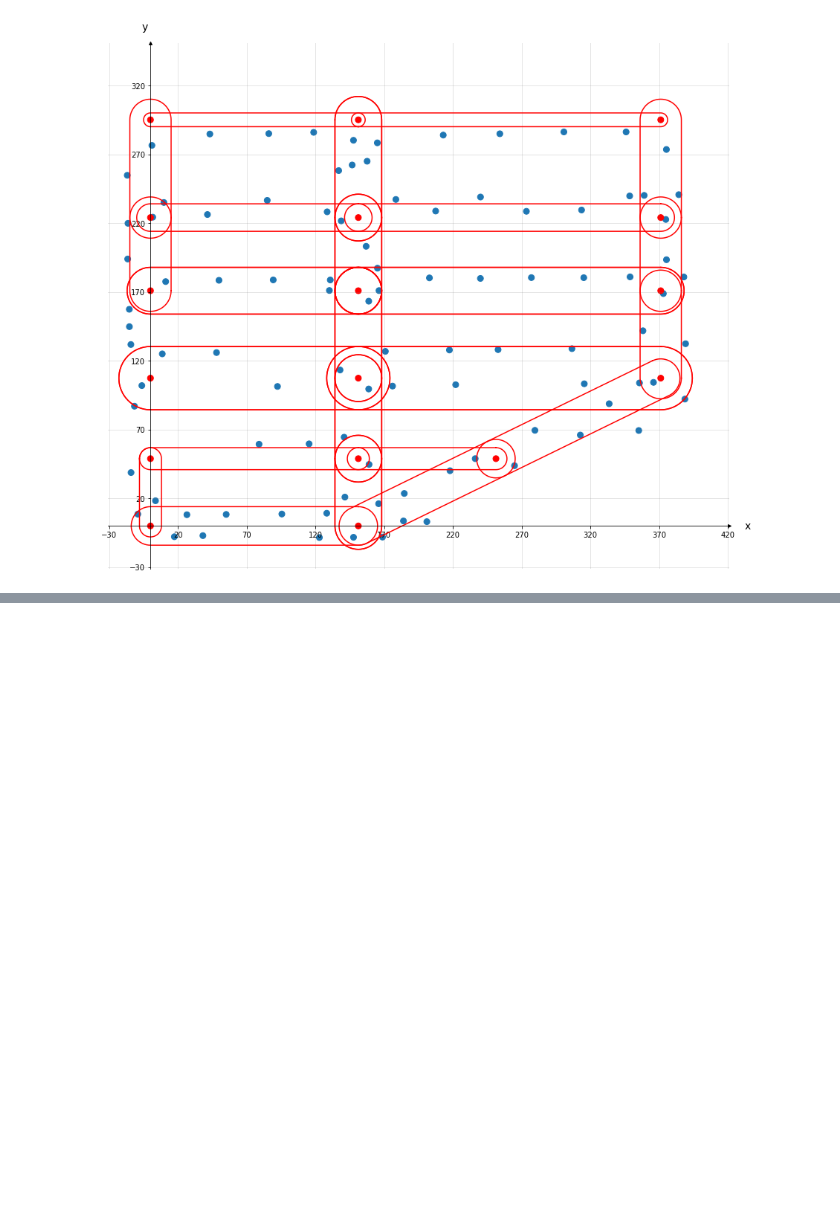
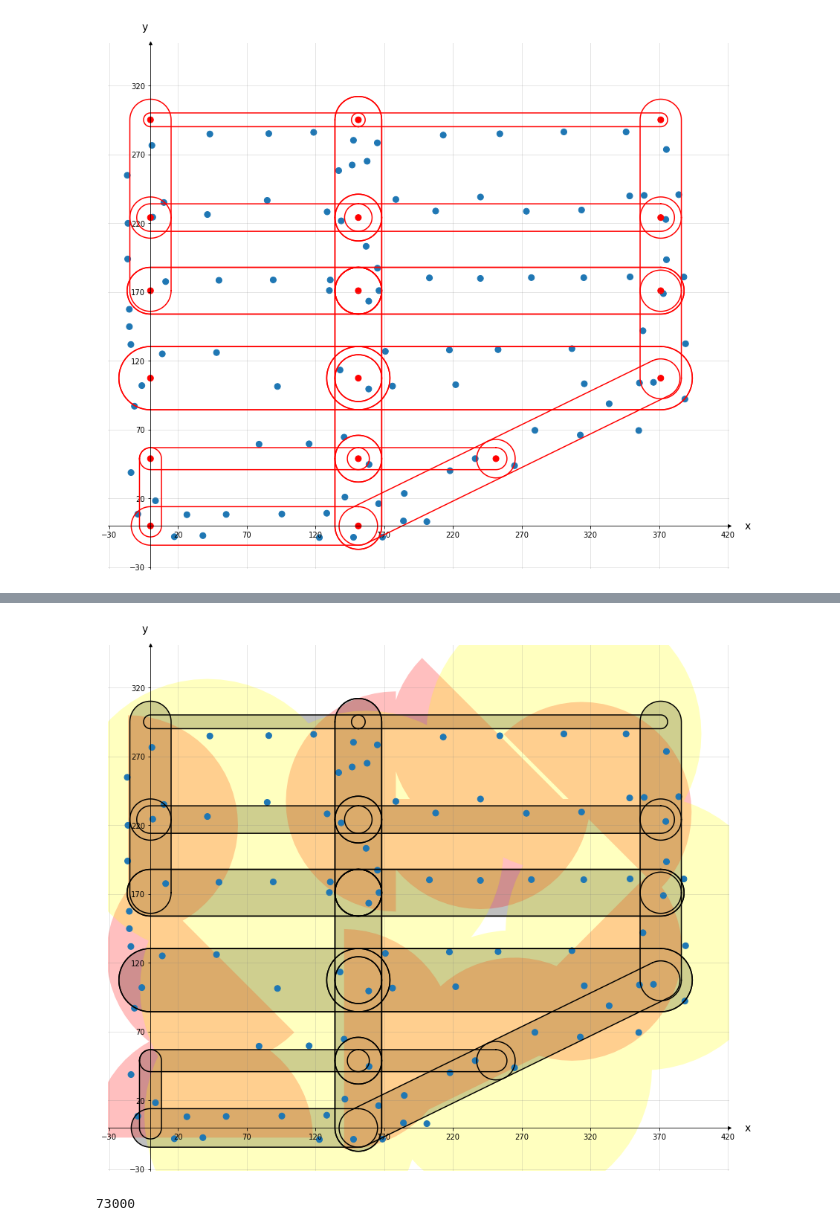
Before and after one commit to stOOrz-Science-Mind/IMMC_2022_GC_Autumn, a Jupyter notebook: Programming/data.ipynb, the cells around one changed output, grey strips where cells are left out. Cells and saved outputs as stored; diff of their text form; code cells hidden in the pictures; blank space fills up the shorter version.

```diff
--- a/Programming/data.ipynb
+++ b/Programming/data.ipynb
@@ -657,0 +482,19 @@ s
+# %%
+lidars = [Point(i, j) for i, j in zip(xLidar, yLidar)]
+wifis = [Point(i, j) for i, j in zip(xWifi, yWifi)]
+
+multiWifi = MultiPoint(wifis)
+multiWifiArea = multiWifi.buffer(100)
+
+multiLidarArea = None
+# %%
+for i in range(0, lidarNum):
+    tmp_rect = Polygon([(xLidar[i] - 80, yLidar[i]), (xLidar[i] - 80, yLidar[i] - 80), (xLidar[i] + 80, yLidar[i] - 80), (xLidar[i] + 80, yLidar[i])])
+    circle = lidars[i].buffer(80)
+    semicircle = circle.difference(tmp_rect)
+    finalsemicircle = affinity.rotate(semicircle, dirLidar[i], origin = lidars[i])
+
+    if i == 0:
+        multiLidarArea = finalsemicircle
+    else:
+        multiLidarArea = multiLidarArea.union(finalsemicircle)
@@ -657,0 +504,53 @@ s
+# %%
+ss = [64 for i in lampx]
+
+xmin, xmax, ymin, ymax = -30, 420, -30, 350
+
+ticks_frequency = 50
+
+fig, ax = plt.subplots(figsize = (15, 13))
+
+gpd.GeoSeries(multiStreetsArea).plot(ax = ax, color = "grey", alpha = 0.5)
+
+gpd.GeoSeries(multiLidarArea).plot(ax = ax, color = "red", alpha = 0.25)
+
+gpd.GeoSeries(multiWifiArea).plot(ax = ax, color = "yellow", alpha = 0.25)
+
+ax.scatter(lampx, lampy, s = ss)
+
+for i in range(0, 33):
+    x, y = widlines[i].exterior.xy
+    ax.plot(x, y, c = "black")
+
+ax.set(xlim = (xmin - 1, xmax + 1), ylim = (ymin - 1, ymax + 1), aspect = 'equal')
+
+ax.spines['bottom'].set_position('zero')
+ax.spines['left'].set_position('zero')
+
+ax.spines['top'].set_visible(False)
+ax.spines['right'].set_visible(False)
+
+ax.set_xlabel('x', size = 14, labelpad = -24, x = 1.03)
+ax.set_ylabel('y', size = 14, labelpad = -21, y = 1.02, rotation = 0)
+
+x_ticks = np.arange(xmin, xmax + 1, ticks_frequency)
+y_ticks = np.arange(ymin, ymax + 1, ticks_frequency)
+ax.set_xticks(x_ticks[x_ticks != 0])
+ax.set_yticks(y_ticks[y_ticks != 0])
+
+ax.grid(which = 'both', color = 'grey', linewidth = 1, linestyle = '-', alpha = 0.2)
+
+arrow_fmt = dict(markersize = 4, color='black', clip_on = False)
+ax.plot((1), (0), marker = '>', transform = ax.get_yaxis_transform(), **arrow_fmt)
+ax.plot((0), (1), marker = '^', transform = ax.get_xaxis_transform(), **arrow_fmt)
+
+plt.show()
+# %% [output]
+[figure, added]
+# %%
+def P(lidar, wifi, both):
+    return (lidar - both) * 5000 + (wifi - both) * 3000 + both * 10000
+p = P(lidarNum, wifiNum, bothNum)
+p
+# %% [output]
+73000
```
Also changed, not shown: parts of 44 cells of this notebook, 3 other files.
